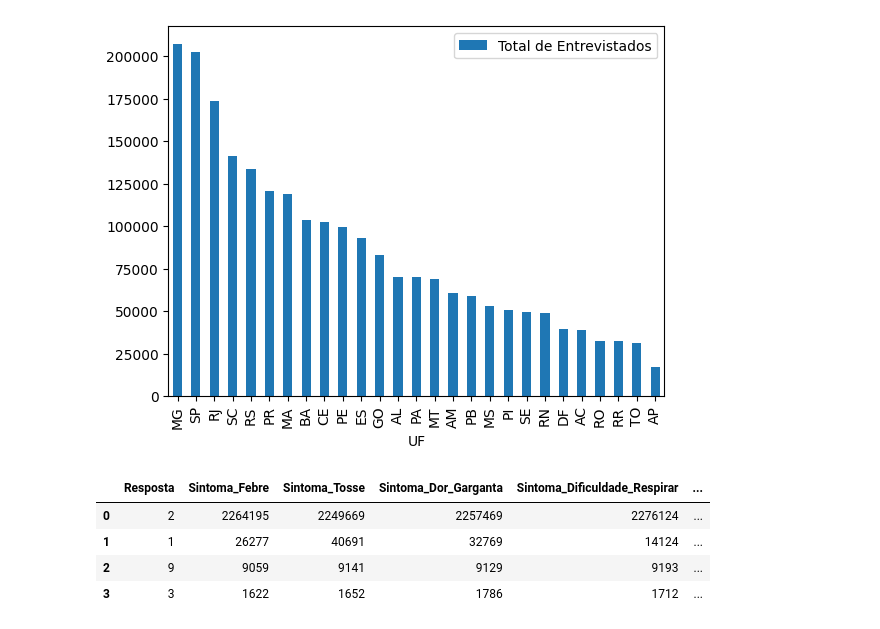
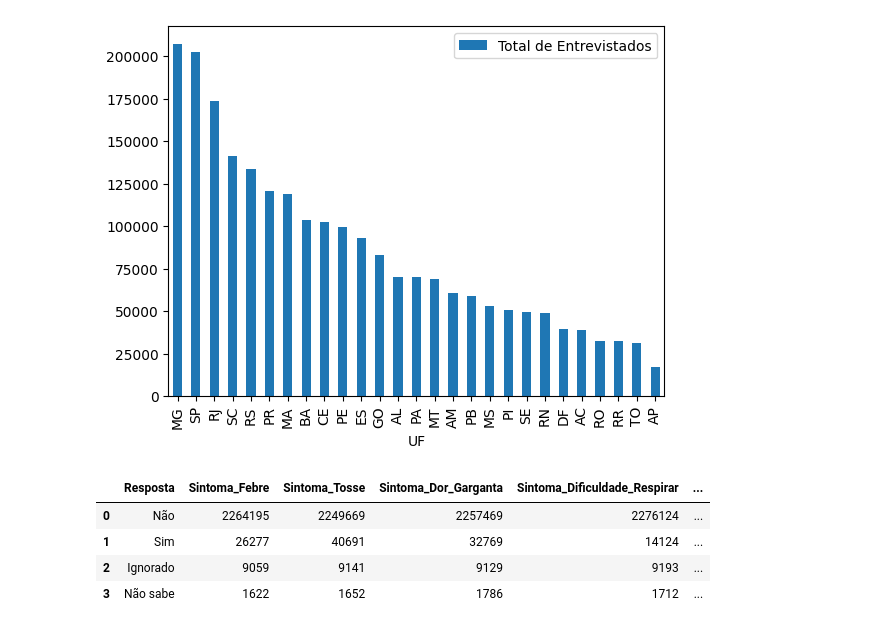
Before and after one commit to Iana-Neri22/AnalyticsStudies, a Jupyter notebook: analise_covid.ipynb, the cells around one changed output. Drawn from its saved outputs; the diff is of its cells as text; code cells hidden in the pictures.

```diff
--- a/analise_covid.ipynb
+++ b/analise_covid.ipynb
@@ -281,22 +281,22 @@ entrevistados_uf.plot(x="UF", y="Total de Entrevistados", kind='bar')
 # %%
 dict_respostas = {
 1: 'Sim',
 2: 'Não',
 3: 'Não sabe',
 9: 'Ignorado'
 }
 
 # Exibir a frequência dos sintomas que os entrevistados mais tiveram semana passada
 lista_sintomas = [i for i in list(dict_colunas.values()) if i.startswith('Sintoma')]
 df_sintomas = df[lista_sintomas]
 df_sintomas = df_sintomas.apply(pd.Series.value_counts)
 df_sintomas = df_sintomas.rename_axis('Resposta').reset_index()
-#df['Resposta'] = df.index
+df_sintomas = df_sintomas.replace({"Resposta": dict_respostas})
 
 display(df_sintomas)
 # %% [output]
 |  | Resposta | Sintoma_Febre | Sintoma_Tosse | Sintoma_Dor_Garganta | Sintoma_Dificuldade_Respirar | ... |
-| 0 | 2 | 2264195 | 2249669 | 2257469 | 2276124 | ... |
-| 1 | 1 | 26277 | 40691 | 32769 | 14124 | ... |
-| 2 | 9 | 9059 | 9141 | 9129 | 9193 | ... |
-| 3 | 3 | 1622 | 1652 | 1786 | 1712 | ... |
+| 0 | Não | 2264195 | 2249669 | 2257469 | 2276124 | ... |
+| 1 | Sim | 26277 | 40691 | 32769 | 14124 | ... |
+| 2 | Ignorado | 9059 | 9141 | 9129 | 9193 | ... |
+| 3 | Não sabe | 1622 | 1652 | 1786 | 1712 | ... |
```
